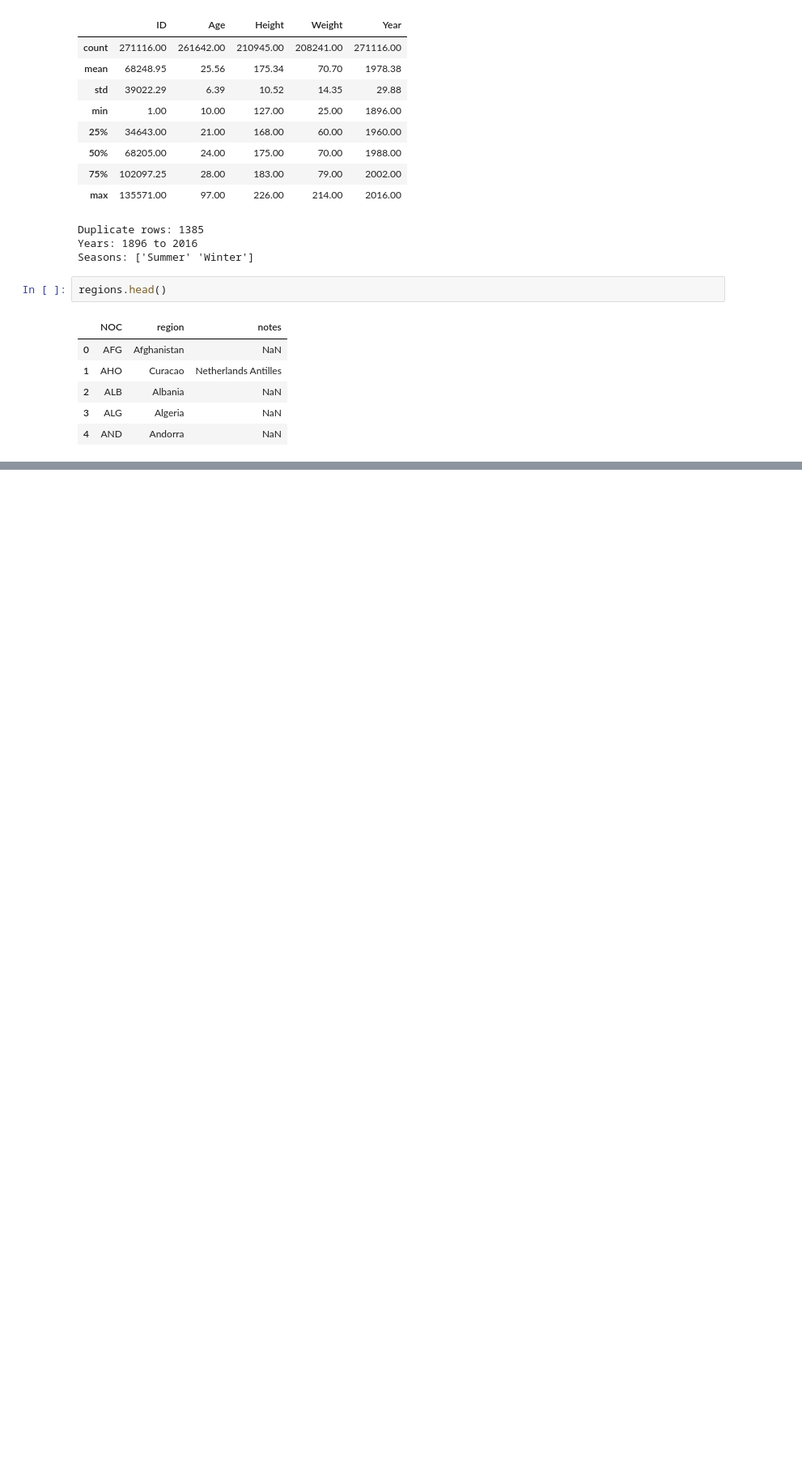
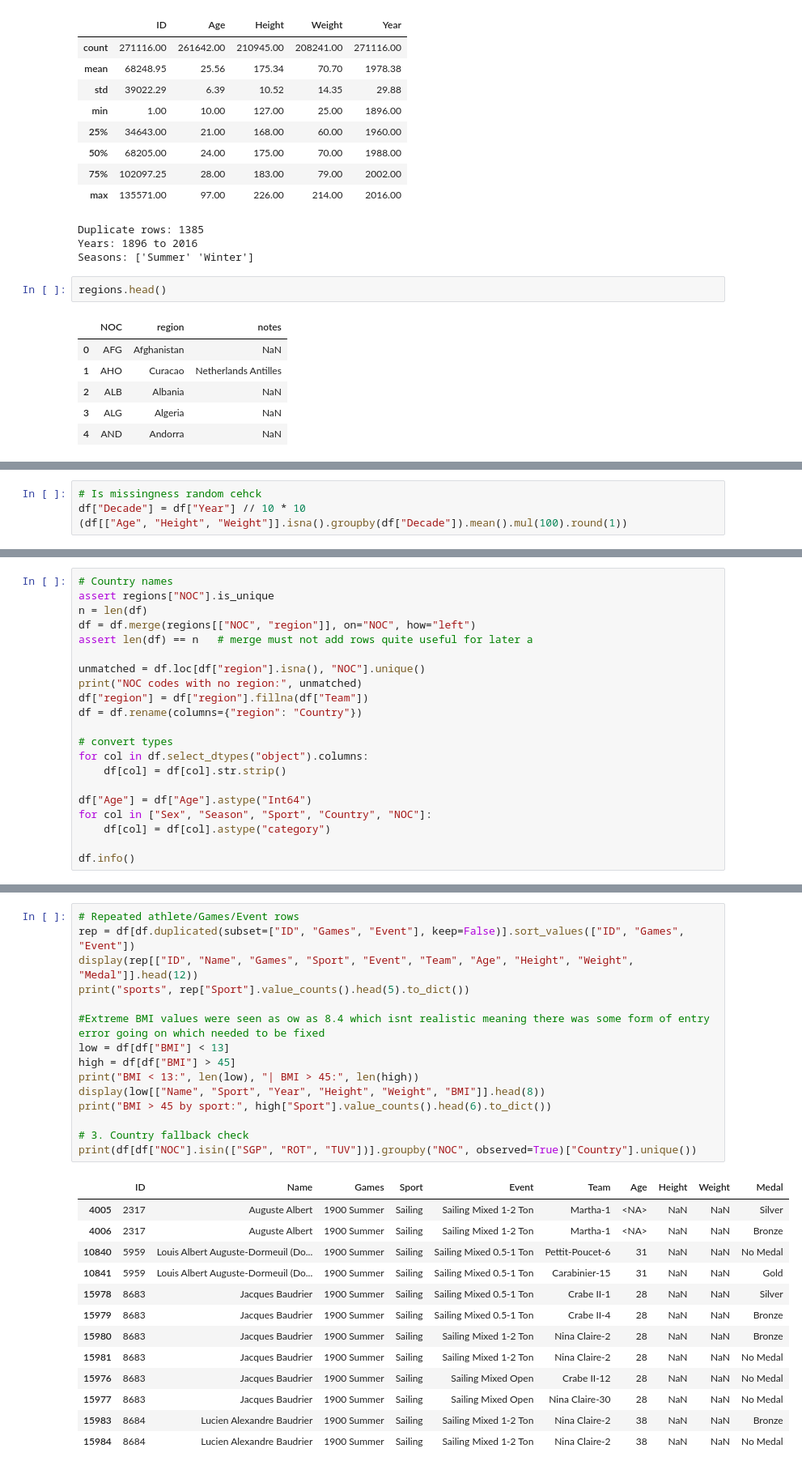
Before and after one commit to saifahmad03/pandas_project, a Jupyter notebook: notebooks/olympics_analysis.ipynb, the cells around one changed output, grey strips where cells are left out. Shown at 81% size. Saved outputs shown, nothing was run; the diff lists cells and outputs as text; blank space fills up the shorter version.

```diff
--- a/notebooks/olympics_analysis.ipynb
+++ b/notebooks/olympics_analysis.ipynb
@@ -147,3 +152,7 @@ Rows after:  269731 | removed: 1385
 Same athlete/Games/Event repeats: 95
 Art Competitions rows: 2263 | years: 1912 - 1948
 Rows now: 267468
+# %%
+# Is missingness random cehck
+df["Decade"] = df["Year"] // 10 * 10
+(df[["Age", "Height", "Weight"]].isna().groupby(df["Decade"]).mean().mul(100).round(1))
@@ -149,0 +196,21 @@ Rows now: 267468
+# %%
+# Country names
+assert regions["NOC"].is_unique
+n = len(df)
+df = df.merge(regions[["NOC", "region"]], on="NOC", how="left")
+assert len(df) == n   # merge must not add rows quite useful for later a
+
+unmatched = df.loc[df["region"].isna(), "NOC"].unique()
+print("NOC codes with no region:", unmatched)
+df["region"] = df["region"].fillna(df["Team"])
+df = df.rename(columns={"region": "Country"})
+
+# convert types
+for col in df.select_dtypes("object").columns:
+    df[col] = df[col].str.strip()
+
+df["Age"] = df["Age"].astype("Int64")
+for col in ["Sex", "Season", "Sport", "Country", "NOC"]:
+    df[col] = df[col].astype("category")
+
+df.info()
@@ -149,0 +244,29 @@ Rows now: 267468
+# %%
+# Repeated athlete/Games/Event rows
+rep = df[df.duplicated(subset=["ID", "Games", "Event"], keep=False)].sort_values(["ID", "Games", "Event"])
+display(rep[["ID", "Name", "Games", "Sport", "Event", "Team", "Age", "Height", "Weight", "Medal"]].head(12))
+print("sports", rep["Sport"].value_counts().head(5).to_dict())
+
+#Extreme BMI values were seen as ow as 8.4 which isnt realistic meaning there was some form of entry error going on which needed to be fixed
+low = df[df["BMI"] < 13]
+high = df[df["BMI"] > 45]
+print("BMI < 13:", len(low), "| BMI > 45:", len(high))
+display(low[["Name", "Sport", "Year", "Height", "Weight", "BMI"]].head(8))
+print("BMI > 45 by sport:", high["Sport"].value_counts().head(6).to_dict())
+
+# 3. Country fallback check
+print(df[df["NOC"].isin(["SGP", "ROT", "TUV"])].groupby("NOC", observed=True)["Country"].unique())
+# %% [output]
+|  | ID | Name | Games | Sport | Event | Team | Age | Height | Weight | Medal |
+| 4005 | 2317 | Auguste Albert | 1900 Summer | Sailing | Sailing Mixed 1-2 Ton | Martha-1 | <NA> | NaN | NaN | Silver |
+| 4006 | 2317 | Auguste Albert | 1900 Summer | Sailing | Sailing Mixed 1-2 Ton | Martha-1 | <NA> | NaN | NaN | Bronze |
+| 10840 | 5959 | Louis Albert Auguste-Dormeuil (Do... | 1900 Summer | Sailing | Sailing Mixed 0.5-1 Ton | Pettit-Poucet-6 | 31 | NaN | NaN | No Medal |
+| 10841 | 5959 | Louis Albert Auguste-Dormeuil (Do... | 1900 Summer | Sailing | Sailing Mixed 0.5-1 Ton | Carabinier-15 | 31 | NaN | NaN | Gold |
+| 15978 | 8683 | Jacques Baudrier | 1900 Summer | Sailing | Sailing Mixed 0.5-1 Ton | Crabe II-1 | 28 | NaN | NaN | Silver |
+| 15979 | 8683 | Jacques Baudrier | 1900 Summer | Sailing | Sailing Mixed 0.5-1 Ton | Crabe II-4 | 28 | NaN | NaN | Bronze |
+| 15980 | 8683 | Jacques Baudrier | 1900 Summer | Sailing | Sailing Mixed 1-2 Ton | Nina Claire-2 | 28 | NaN | NaN | Bronze |
+| 15981 | 8683 | Jacques Baudrier | 1900 Summer | Sailing | Sailing Mixed 1-2 Ton | Nina Claire-2 | 28 | NaN | NaN | No Medal |
+| 15976 | 8683 | Jacques Baudrier | 1900 Summer | Sailing | Sailing Mixed Open | Crabe II-12 | 28 | NaN | NaN | No Medal |
+| 15977 | 8683 | Jacques Baudrier | 1900 Summer | Sailing | Sailing Mixed Open | Nina Claire-30 | 28 | NaN | NaN | No Medal |
+| 15983 | 8684 | Lucien Alexandre Baudrier | 1900 Summer | Sailing | Sailing Mixed 1-2 Ton | Nina Claire-2 | 38 | NaN | NaN | Bronze |
+| 15984 | 8684 | Lucien Alexandre Baudrier | 1900 Summer | Sailing | Sailing Mixed 1-2 Ton | Nina Claire-2 | 38 | NaN | NaN | No Medal |
```
Also changed, not shown: parts of 10 cells of this notebook.
